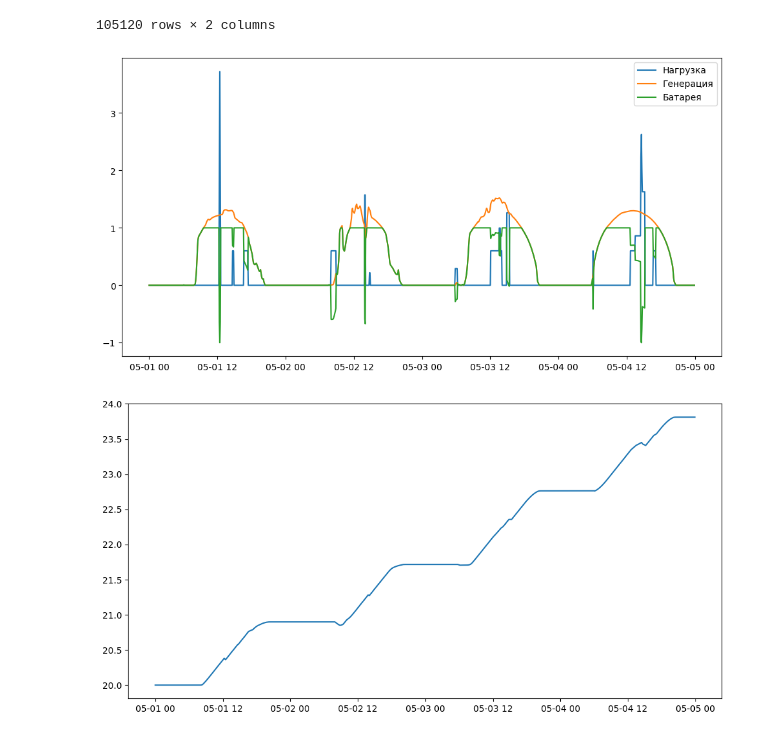
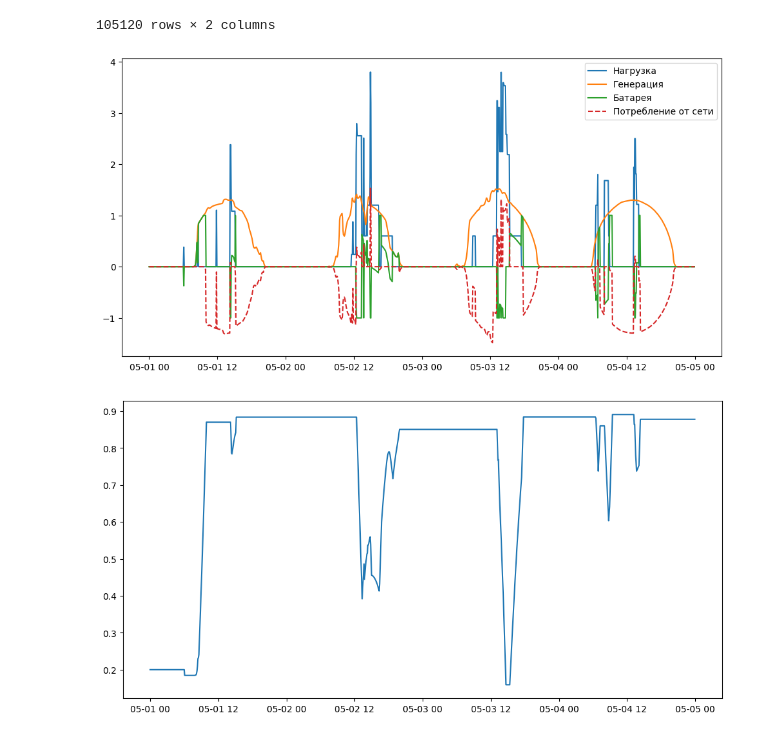
Before and after one commit to Shai670/Residential_consumption_modeling, a Jupyter notebook: battery04.09.ipynb, the cells around one changed output. Saved outputs shown, nothing was run; the diff lists cells and outputs as text; code cells hidden in the pictures.

```diff
--- a/battery04.09.ipynb
+++ b/battery04.09.ipynb
@@ -32,7 +32,7 @@ time = np.array([0, 1, 2, 3, 4, 5, 6, 7, 8, 9, 10, 11, 12, 13, 14, 15, 16, 17, 1
 use_time = np.array([0, 5, 10, 15, 30, 45, 60, 120, 240]) # в минутах
 
 # вероятности включения для 1-го класса электроприборов
-class1_N = 5
+class1_N = 12
 class1_power = (0.12,2.2) # min,max мощность
 class1_sessions = 2 # max кол-во включений в день
 class1_switch = np.array([0, 0, 0, 0, 5, 10, 25, 20, 0, 0, 0, 0, 0, 0, 0, 0,  0, 0, 0, 0, 0, 0, 0, 0])
@@ -42,7 +42,7 @@ class1_tou = np.array([15, 25, 25, 15, 15, 15,  25, 0,  0])
 class1_tou = class1_tou / np.sum(class1_tou)
 
 # вероятности включения для 2-го класса электроприборов
-class2_N = 8
+class2_N = 20
 class2_power = (0.06,2.2)
 class2_sessions = 3
 class2_switch = np.array([0, 1, 0, 0, 0, 0, 0, 0, 0, 0, 0, 0, 0, 0, 0, 0, 35, 40, 50, 49, 35, 20, 0, 0])
@@ -52,7 +52,7 @@ class2_tou = np.array([15, 15, 15, 15, 15, 25,  25, 25,  25])
 class2_tou = class2_tou / np.sum(class2_tou)
 
 # вероятности включения для 3-го класса электроприборов
-class3_N = 1
+class3_N = 5
 class3_power = (0.6,0.6)
 class3_sessions = 4
 class3_switch = np.array([5, 5, 0, 0, 0,10, 0, 10, 0, 10, 0, 0, 0, 0, 0, 10, 10, 0, 0, 0,0 , 0, 0, 10])
@@ -141,8 +146,8 @@ class battery:
     self.Pnom = Pnom # номинальная мощность батареи
     self.capacity = capacity # ёмкость Вт*ч
 
-    self.SOC_min = 20
-    self.SOC_max = 85
+    self.SOC_min = .20
+    self.SOC_max = .85
     self.SOC = self.SOC_min
 
     #self.capacity_fact = self.SOC/100 * self.capacity
@@ -164,7 +169,7 @@ class battery:
          elif Pload - Pgen < self.Pnom:
            Pbat = -(Pload-Pgen)
 
-     self.SOC += 1/60 * Pbat / self.capacity
+     self.SOC += 5/60 * Pbat / self.capacity
 
      # self.capacity_fact += 1/60 * Pbat
      # self.SOC = self.capacity_fact / self.capacity * 100
@@ -192,27 +197,33 @@ dataset
 # %%
 bat = battery(Pnom=1, capacity=2)
 
 load_data = dataset['load'].loc['2022-05-01' : '2022-05-04']
 gen_data  = dataset['Solar'].loc['2022-05-01' : '2022-05-04']
 
-Pbat = []; soc = []
+Pbat = []; soc = []; Pgrid = []
 for load, gen in zip(load_data, gen_data):
-  Pbat.append(bat.working(Pgen=gen, Pload=load))
+  bat_power = bat.working(Pgen=gen, Pload=load)
+  grid_power = load + bat_power - gen
+
+  Pgrid.append(grid_power)
+  Pbat.append(bat_power)
   soc.append(bat.SOC)
 
 Pbat = pd.DataFrame({'bat' : Pbat}, index=load_data.index)
+Pgrid = pd.DataFrame({'grid' : Pgrid}, index=load_data.index)
 soc = pd.DataFrame({'soc' : soc}, index=load_data.index)
 
 plt.figure(figsize=(12,6))
 plt.plot(load_data, label='Нагрузка')
 plt.plot(gen_data, label='Генерация')
 plt.plot(Pbat, label='Батарея')
+plt.plot(Pgrid, label='Потребление от сети', ls="--")
 plt.legend()
 plt.show()
 
 plt.figure(figsize=(12,6))
 plt.plot(soc, label='Нагрузка')
 plt.show()
 # %% [output]
-[figure, old version]
+[figure, new version]
-[figure, old version]
+[figure, new version]
```
Also changed, not shown: parts of 2 cells of this notebook.
